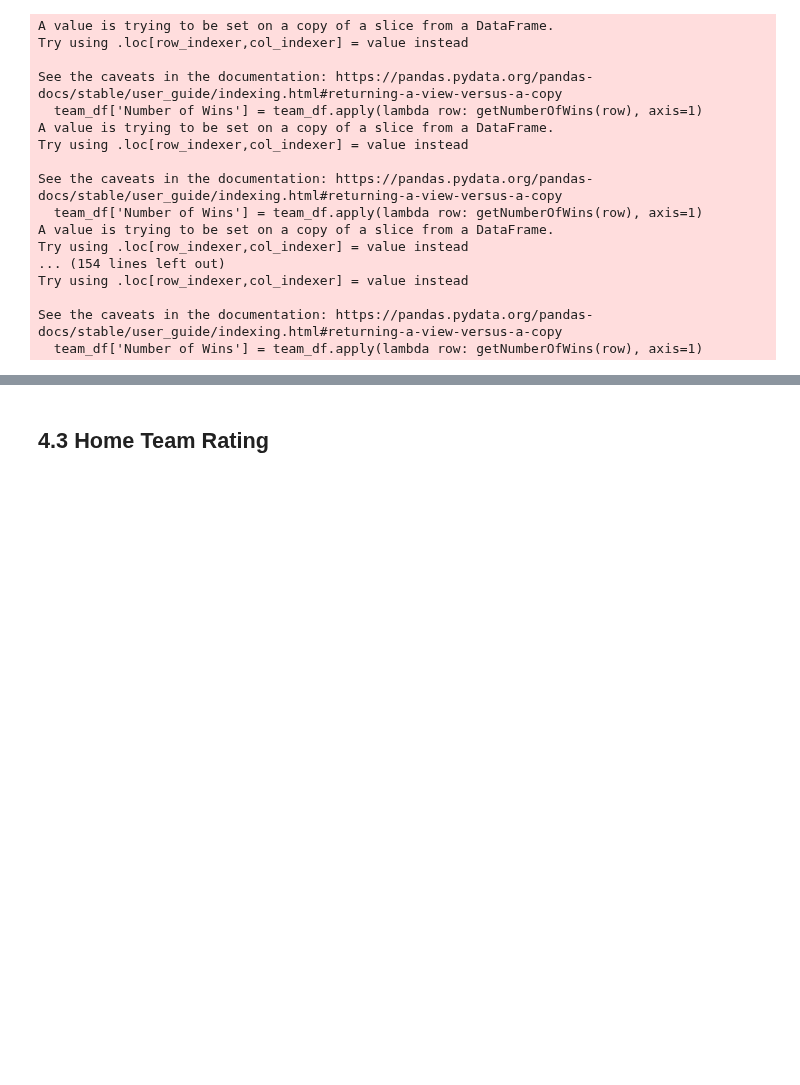
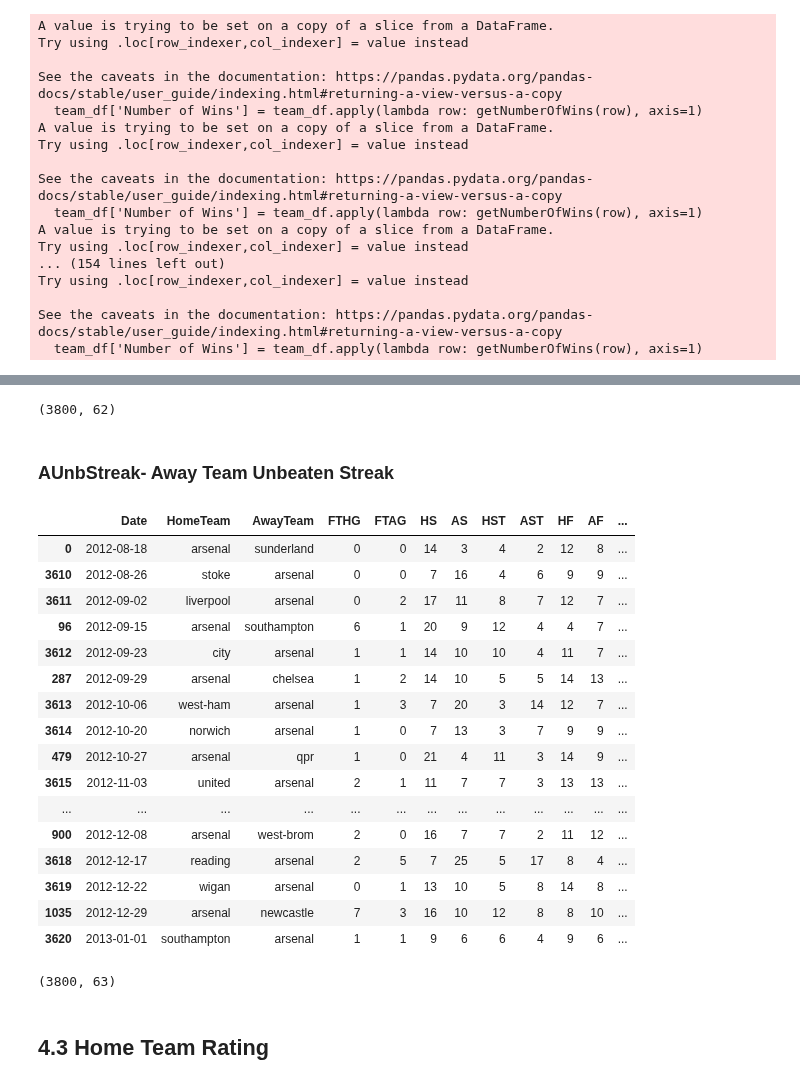
Before and after one commit to schoibs/football-match-prediction, a Jupyter notebook: 2 EDA & Feature Engineering.ipynb, the cells around one changed output, grey strips where cells are left out. Drawn from its saved outputs; the diff is of its cells as text; code cells hidden in the pictures; blank space fills up the shorter version.

```diff
--- a/2 EDA & Feature Engineering.ipynb
+++ b/2 EDA & Feature Engineering.ipynb
@@ -1552,0 +1745,6 @@ df.shape
+# %%
+def getNumberOfUnbeaten(row):
+    if row['Result'] == 'L' or row['Result'] == 'D':
+        return 1
+    else:
+        return 0
@@ -1553,3 +1790,66 @@ df.shape
+# %%
+df.shape
+# %% [output]
+(3800, 62)
+# %% [markdown]
+### AUnbStreak- Away Team Unbeaten Streak
+# %%
+def getBooleanUnbeaten(row, team):
+    if row['AwayTeam'] == team:
+        if row['Result'] == 'L' or row['Result'] == 'D':
+            return 1
+        else:
+            return 0
+    else:
+        if row['Result'] == 'W' or row['Result'] == 'D':
+            return 1
+        else:
+            return 0
+# %%
+temp_df = pd.DataFrame()
+
+for team in df['AwayTeam'].unique():
+    team_df = df[(df['HomeTeam'] == team) | (df['AwayTeam'] == team)]
+    team_df = team_df.sort_values(by = 'Date')
+
+    team_df['Unbeaten'] = team_df.apply(lambda row: getBooleanUnbeaten(row, team), axis=1)
+
+    grouper = (team_df['Unbeaten'] != team_df['Unbeaten'].shift()).cumsum()
+    team_df['AUnbStreak'] = team_df['Unbeaten'].groupby(grouper).cumsum()
+    team_df.drop(columns=['Unbeaten'], inplace=True)
+    team_df['AUnbStreak'] = team_df['AUnbStreak'].shift(1)
+
+    team_df = team_df[team_df['AwayTeam'] == team]
+    temp_df = pd.concat([temp_df, team_df]).reset_index(drop=True)
+
+df = temp_df
+# %%
+# df.head()
+
+team='arsenal'
+df[(df['HomeTeam'] == team) | (df['AwayTeam'] == team)].sort_values(by = 'Date').head(20)
+# %% [output]
+|  | Date | HomeTeam | AwayTeam | FTHG | FTAG | HS | AS | HST | AST | HF | AF | ... |
+| 0 | 2012-08-18 | arsenal | sunderland | 0 | 0 | 14 | 3 | 4 | 2 | 12 | 8 | ... |
+| 3610 | 2012-08-26 | stoke | arsenal | 0 | 0 | 7 | 16 | 4 | 6 | 9 | 9 | ... |
+| 3611 | 2012-09-02 | liverpool | arsenal | 0 | 2 | 17 | 11 | 8 | 7 | 12 | 7 | ... |
+| 96 | 2012-09-15 | arsenal | southampton | 6 | 1 | 20 | 9 | 12 | 4 | 4 | 7 | ... |
+| 3612 | 2012-09-23 | city | arsenal | 1 | 1 | 14 | 10 | 10 | 4 | 11 | 7 | ... |
+| 287 | 2012-09-29 | arsenal | chelsea | 1 | 2 | 14 | 10 | 5 | 5 | 14 | 13 | ... |
+| 3613 | 2012-10-06 | west-ham | arsenal | 1 | 3 | 7 | 20 | 3 | 14 | 12 | 7 | ... |
+| 3614 | 2012-10-20 | norwich | arsenal | 1 | 0 | 7 | 13 | 3 | 7 | 9 | 9 | ... |
+| 479 | 2012-10-27 | arsenal | qpr | 1 | 0 | 21 | 4 | 11 | 3 | 14 | 9 | ... |
+| 3615 | 2012-11-03 | united | arsenal | 2 | 1 | 11 | 7 | 7 | 3 | 13 | 13 | ... |
+| ... | ... | ... | ... | ... | ... | ... | ... | ... | ... | ... | ... | ... |
+| 900 | 2012-12-08 | arsenal | west-brom | 2 | 0 | 16 | 7 | 7 | 2 | 11 | 12 | ... |
+| 3618 | 2012-12-17 | reading | arsenal | 2 | 5 | 7 | 25 | 5 | 17 | 8 | 4 | ... |
+| 3619 | 2012-12-22 | wigan | arsenal | 0 | 1 | 13 | 10 | 5 | 8 | 14 | 8 | ... |
+| 1035 | 2012-12-29 | arsenal | newcastle | 7 | 3 | 16 | 10 | 12 | 8 | 8 | 10 | ... |
+| 3620 | 2013-01-01 | southampton | arsenal | 1 | 1 | 9 | 6 | 6 | 4 | 9 | 6 | ... |
+# %%
+df.shape
+# %% [output]
+(3800, 63)
 # %% [markdown]
 ## 4.3 Home Team Rating
 # %% [markdown]
```
Also changed, not shown: parts of 44 cells of this notebook, 3 other files.
